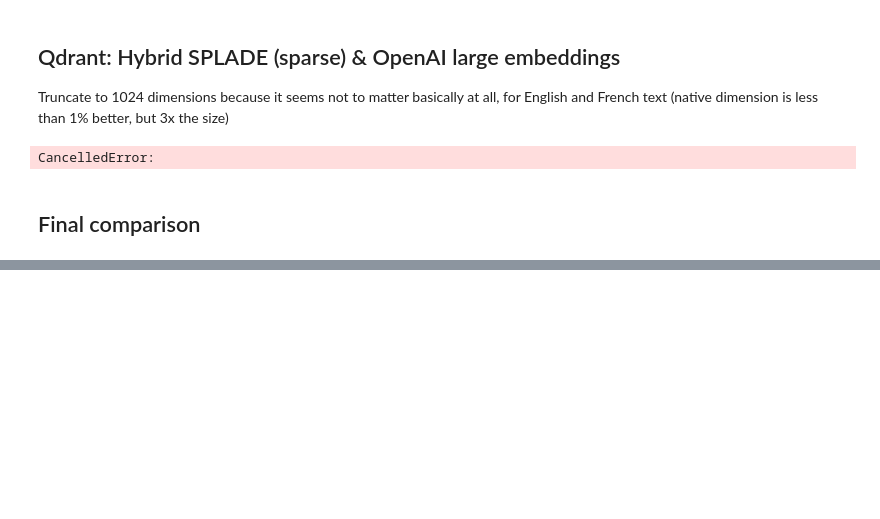
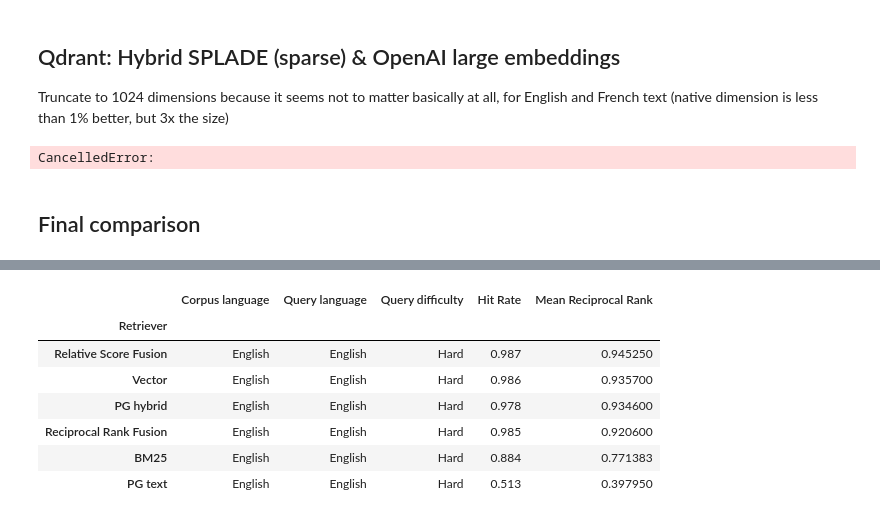
Before and after one commit to justice-bac/laws-clir, a Jupyter notebook: 4_hybrid_eval.ipynb, the cells around one changed output, grey strips where cells are left out. Cells and saved outputs as stored; diff of their text form; code cells hidden in the pictures; blank space fills up the shorter version.

```diff
--- a/4_hybrid_eval.ipynb
+++ b/4_hybrid_eval.ipynb
@@ -852,0 +875,11 @@ CancelledError:
+# %%
+eng_results
+# %% [output]
+|  | Corpus language | Query language | Query difficulty | Hit Rate | Mean Reciprocal Rank |
+| Retriever |  |  |  |  |  |
+| Relative Score Fusion | English | English | Hard | 0.987 | 0.945250 |
+| Vector | English | English | Hard | 0.986 | 0.935700 |
+| PG hybrid | English | English | Hard | 0.978 | 0.934600 |
+| Reciprocal Rank Fusion | English | English | Hard | 0.985 | 0.920600 |
+| BM25 | English | English | Hard | 0.884 | 0.771383 |
+| PG text | English | English | Hard | 0.513 | 0.397950 |
```
Also changed, not shown: parts of 3 cells of this notebook.
